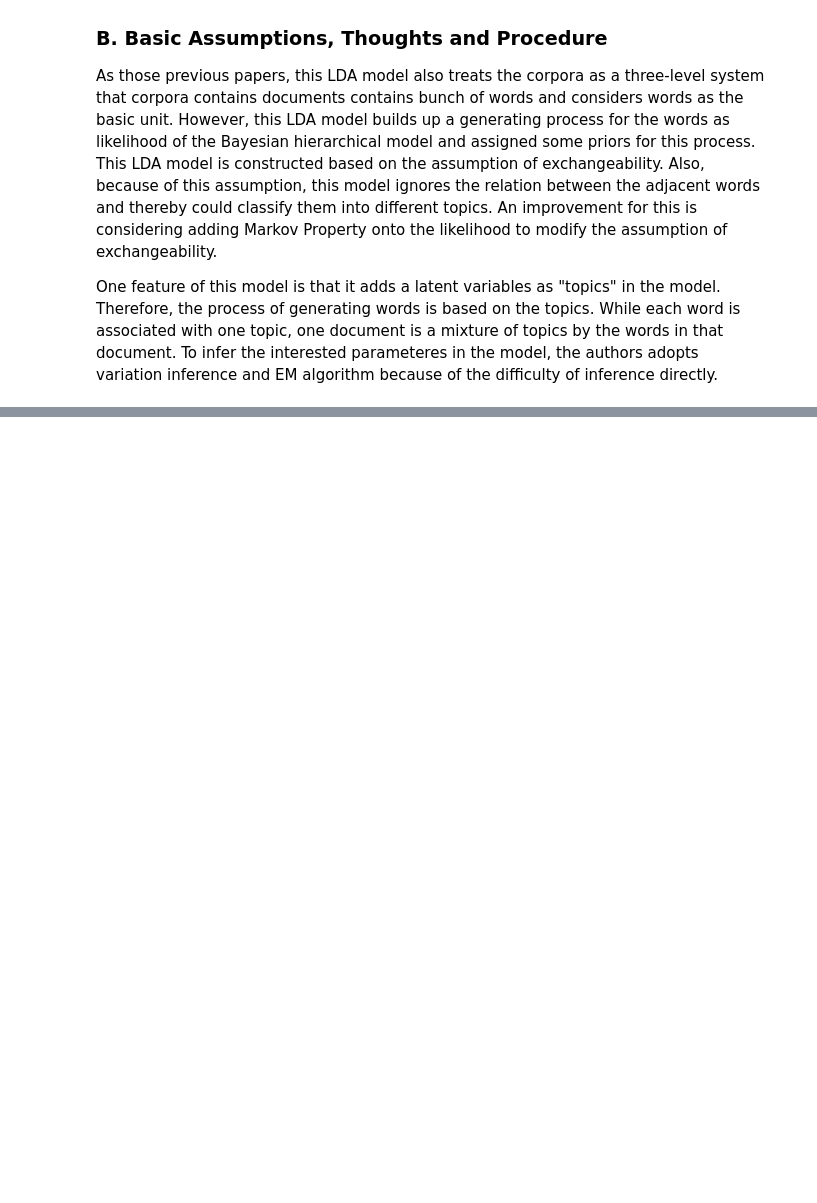
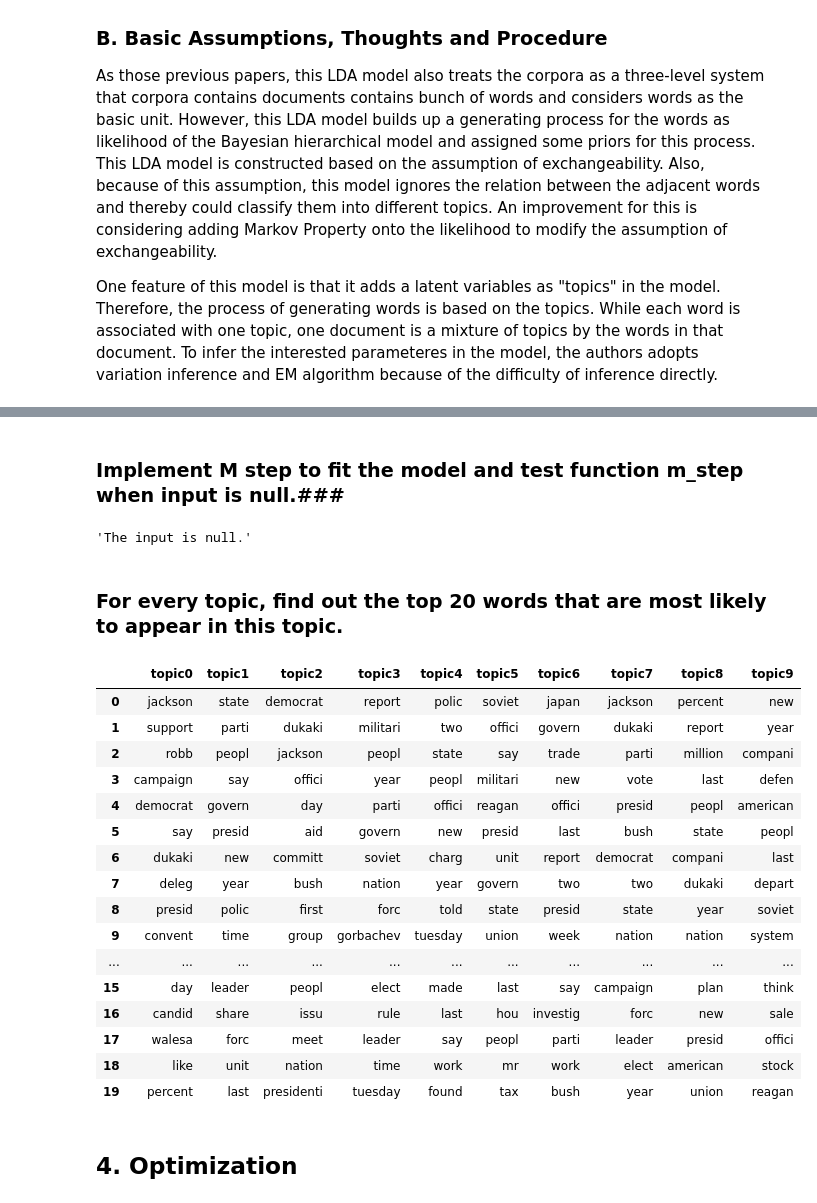
Before and after one commit to shiwenli/Make-this-Possible, a Jupyter notebook: Final Reports.ipynb, the cells around one changed output, grey strips where cells are left out. Drawn from its saved outputs; the diff is of its cells as text; code cells hidden in the pictures; blank space fills up the shorter version.

```diff
--- a/Final Reports.ipynb
+++ b/Final Reports.ipynb
@@ -85,0 +190,5 @@ For the M-step of $\alpha$, the authors implement using a Newton-Raphson method.
+# %%
+number_of_topics = 100
+number_of_types = len(type_to_index)
+eta = np.random.gamma(100., 1./100., (number_of_topics,number_of_types))
+compute_dirichlet_expectation(eta)
@@ -85,0 +279,16 @@ For the M-step of $\alpha$, the authors implement using a Newton-Raphson method.
+# %%
+def m_step(phi_sufficient_statistics):
+    """M step. When input is null, output should be a warning that the input is null."""
+    if not np.array(phi_sufficient_statistics).size:
+        return ("The input is null.")
+    # compute the beta and the eta terms
+    topic_log_likelihood = number_of_topics * (sp.special.gammaln(np.sum(alpha_beta)) - np.sum(sp.special.gammaln(alpha_beta)))
+    topic_log_likelihood += np.sum(np.sum(sp.special.gammaln(eta), axis=1) - sp.special.gammaln(np.sum(eta, axis=1)))
+
+    eta_temp = phi_sufficient_statistics + alpha_beta
+
+    # compute the sufficient statistics for alpha and update
+    alpha_sufficient_statistics = sp.special.psi(gamma) - sp.special.psi(np.sum(gamma, axis=1)[:, np.newaxis])
+    alpha_sufficient_statistics = np.sum(alpha_sufficient_statistics, axis=0)
+
+    return (topic_log_likelihood, alpha_sufficient_statistics, eta_temp)
@@ -85,0 +297,10 @@ For the M-step of $\alpha$, the authors implement using a Newton-Raphson method.
+# %%
+document_log_likelihood, phi_sufficient_statistics, gamma = e_step()
+# %% [markdown]
+### Implement M step to fit the model and test function m_step when input is null.###
+# %%
+topic_log_likelihood, alpha_sufficient_statistics, eta = m_step(phi_sufficient_statistics)
+phi_sufficient_statistics_test = []
+m_step(phi_sufficient_statistics_test)
+# %% [output]
+'The input is null.'
@@ -85,0 +345,39 @@ For the M-step of $\alpha$, the authors implement using a Newton-Raphson method.
+# %% [markdown]
+### For every topic, find out the top 20 words that are most likely to appear in this topic. ###
+# %%
+E_log_eta = compute_dirichlet_expectation(eta)
+topic = []
+for topic_index in range(number_of_topics):
+    temp_list = []
+    beta_probability = np.exp(E_log_eta[topic_index, :] - sp.misc.logsumexp(E_log_eta[topic_index, :]))
+    i = 0
+    for type_index in reversed(np.argsort(beta_probability)):
+        i += 1
+        if i <= 20:
+            temp_list.append(index_to_type[type_index])
+        else: break
+    topic.append(temp_list)
+
+index = random.sample(range(number_of_topics),10)
+df = pd.DataFrame({"topic0":topic[index[9]],"topic1":topic[index[0]],"topic2":topic[index[1]],"topic3":topic[index[2]],"topic4":topic[index[3]],"topic5":topic[index[4]],"topic6":topic[index[5]],"topic7":topic[index[6]],"topic8":topic[index[7]],"topic9":topic[index[8]]})
+df
+# %% [output]
+|  | topic0 | topic1 | topic2 | topic3 | topic4 | topic5 | topic6 | topic7 | topic8 | topic9 |
+| 0 | jackson | state | democrat | report | polic | soviet | japan | jackson | percent | new |
+| 1 | support | parti | dukaki | militari | two | offici | govern | dukaki | report | year |
+| 2 | robb | peopl | jackson | peopl | state | say | trade | parti | million | compani |
+| 3 | campaign | say | offici | year | peopl | militari | new | vote | last | defen |
+| 4 | democrat | govern | day | parti | offici | reagan | offici | presid | peopl | american |
+| 5 | say | presid | aid | govern | new | presid | last | bush | state | peopl |
+| 6 | dukaki | new | committ | soviet | charg | unit | report | democrat | compani | last |
+| 7 | deleg | year | bush | nation | year | govern | two | two | dukaki | depart |
+| 8 | presid | polic | first | forc | told | state | presid | state | year | soviet |
+| 9 | convent | time | group | gorbachev | tuesday | union | week | nation | nation | system |
+| ... | ... | ... | ... | ... | ... | ... | ... | ... | ... | ... |
+| 15 | day | leader | peopl | elect | made | last | say | campaign | plan | think |
+| 16 | candid | share | issu | rule | last | hou | investig | forc | new | sale |
+| 17 | walesa | forc | meet | leader | say | peopl | parti | leader | presid | offici |
+| 18 | like | unit | nation | time | work | mr | work | elect | american | stock |
+| 19 | percent | last | presidenti | tuesday | found | tax | bush | year | union | reagan |
+# %% [markdown]
+## 4. Optimization
```
Also changed, not shown: parts of 30 cells of this notebook.
